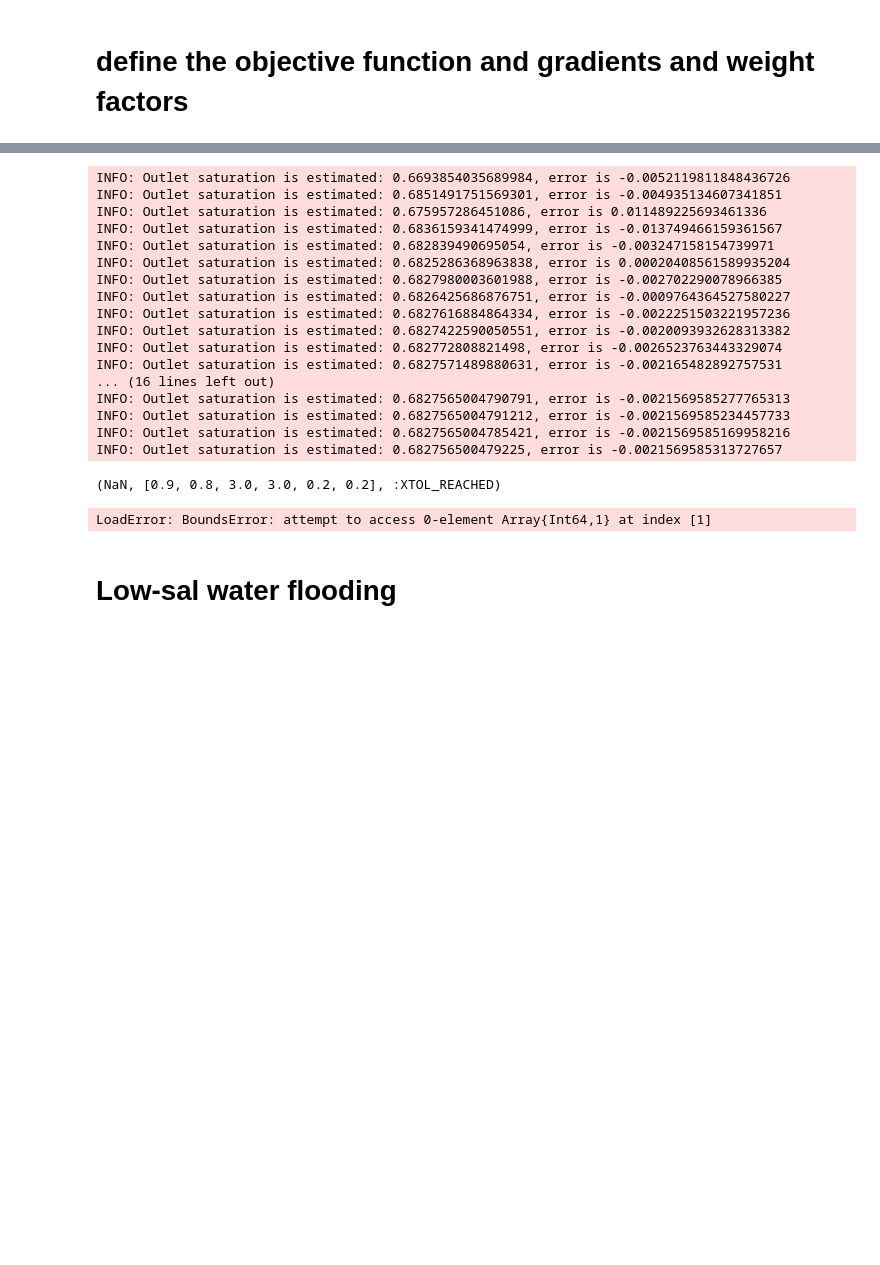
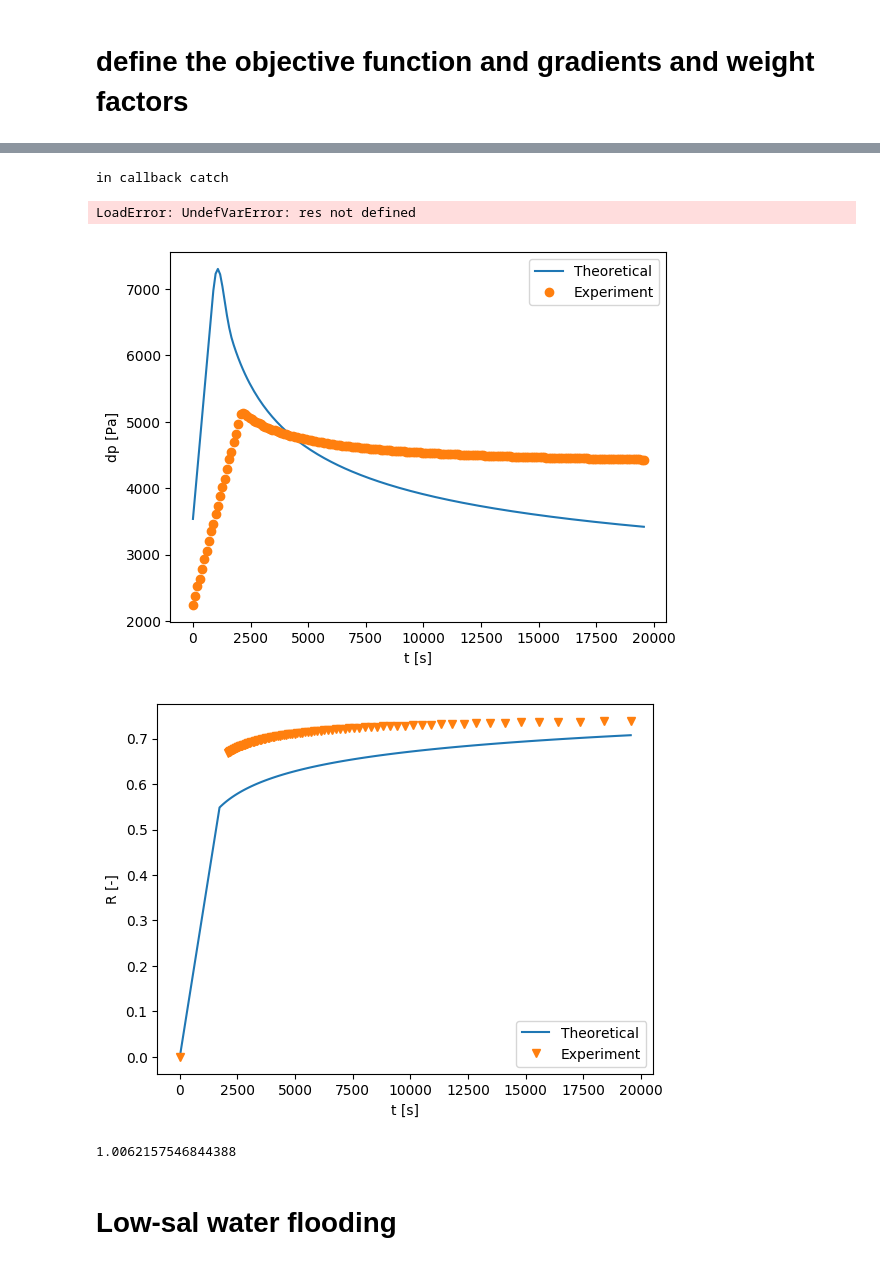
Before and after one commit to simulkade/peteng, a Jupyter notebook: analytical/notebooks/test_fractional_flow_package.ipynb, the cells around one changed output, grey strips where cells are left out. Saved outputs shown, nothing was run; the diff lists cells and outputs as text; code cells hidden in the pictures; blank space fills up the shorter version.

```diff
--- a/analytical/notebooks/test_fractional_flow_package.ipynb
+++ b/analytical/notebooks/test_fractional_flow_package.ipynb
@@ -169,41 +163,27 @@ grad_x
 # %%
-x_init = [0.9, 0.8, 3, 3, 0.2, 0.2]
-x_lb = [0.1, 0.1, 1.0, 1.0, 0.01, 0.01]
-x_ub = [1.0, 1.0, 4.0, 4.0, 0.3, 0.3]
-opt_alg=:LN_NELDERMEAD
+x_init = [0.9, 0.8, 3, 3, 0.1, 0.1]
+x_lb = [0.1, 0.1, 2.0, 2.0, 0.01, 0.01]
+x_ub = [1.0, 1.0, 4.0, 4.0, core_flood.initial_water_saturation, 0.3]
+opt_alg=:LD_LBFGS
 opt1 = Opt(opt_alg, length(x_init)) # choose the algorithm
 lower_bounds!(opt1, x_lb)
 upper_bounds!(opt1, x_ub)
-ftol_rel!(opt1, 1e-10)
-ftol_abs!(opt1, 1e-10)
+ftol_rel!(opt1, 1e-12)
+ftol_abs!(opt1, 1e-12)
 
 min_objective!(opt1, obj_fun)
 (fObjOpt, paramOpt, flag) = optimize(opt1, x_init)
 # %% [output]
-INFO: Outlet saturation is estimated: 0.6693854035689984, error is -0.0052119811848436726
-INFO: Outlet saturation is estimated: 0.6851491751569301, error is -0.004935134607341851
-INFO: Outlet saturation is estimated: 0.675957286451086, error is 0.011489225693461336
-INFO: Outlet saturation is estimated: 0.6836159341474999, error is -0.013749466159361567
-INFO: Outlet saturation is estimated: 0.682839490695054, error is -0.003247158154739971
-INFO: Outlet saturation is estimated: 0.6825286368963838, error is 0.00020408561589935204
-INFO: Outlet saturation is estimated: 0.6827980003601988, error is -0.002702290078966385
-INFO: Outlet saturation is estimated: 0.6826425686876751, error is -0.0009764364527580227
-INFO: Outlet saturation is estimated: 0.6827616884864334, error is -0.0022251503221957236
-INFO: Outlet saturation is estimated: 0.6827422590050551, error is -0.0020093932628313382
-INFO: Outlet saturation is estimated: 0.682772808821498, error is -0.0026523763443329074
-INFO: Outlet saturation is estimated: 0.6827571489880631, error is -0.002165482892757531
-... (16 lines left out)
-INFO: Outlet saturation is estimated: 0.6827565004790791, error is -0.0021569585277765313
-INFO: Outlet saturation is estimated: 0.6827565004791212, error is -0.0021569585234457733
-INFO: Outlet saturation is estimated: 0.6827565004785421, error is -0.0021569585169958216
-INFO: Outlet saturation is estimated: 0.682756500479225, error is -0.0021569585313727657
+in callback catch
-(NaN, [0.9, 0.8, 3.0, 3.0, 0.2, 0.2], :XTOL_REACHED)
+LoadError: UndefVarError: res not defined
-# %%
-x_init = [0.109681, 0.201297, 3.96653, 1.0003, 0.249277, 0.262231]
-error_calc(x_init, exp_data1, core_props, fluids, core_flood)
-vis_error(x_init, exp_data1, core_props, fluids, core_flood)
-# %% [output]
-LoadError: BoundsError: attempt to access 0-element Array{Int64,1} at index [1]
+# %%
+x_init = paramOpt
+vis_error(x_init, exp_data1, core_props, fluids, core_flood)
+error_calc(x_init, exp_data1, core_props, fluids, core_flood)
+# %% [output]
+[figure, added]
+[figure, added]
+1.0062157546844388
 # %% [markdown]
 # Low-sal water flooding
 # %% [markdown]
```
Also changed, not shown: parts of 14 cells of this notebook, 3 other files.
